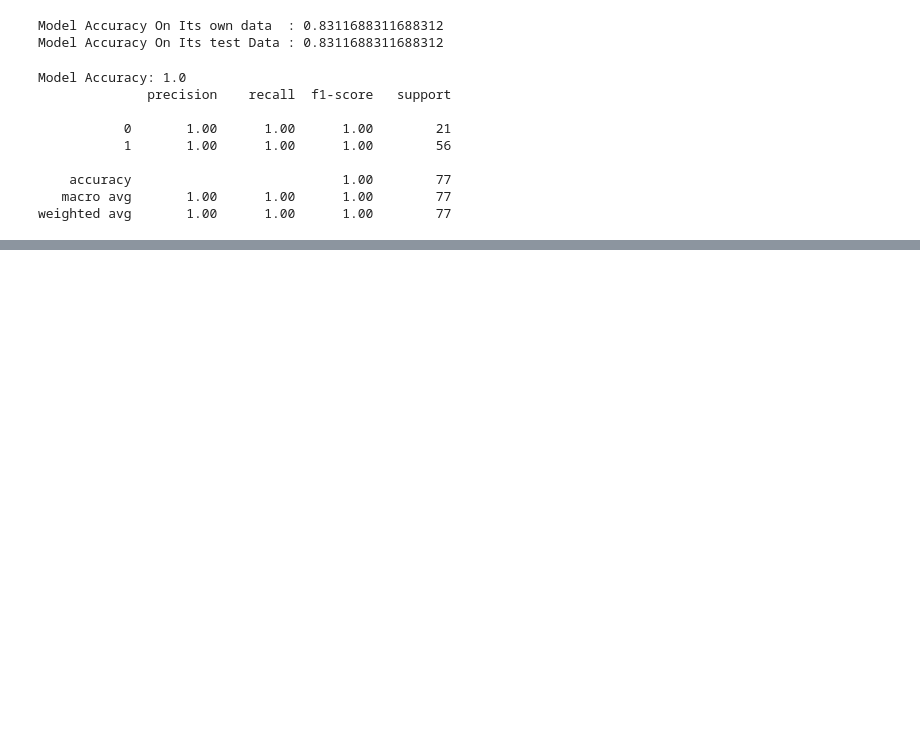
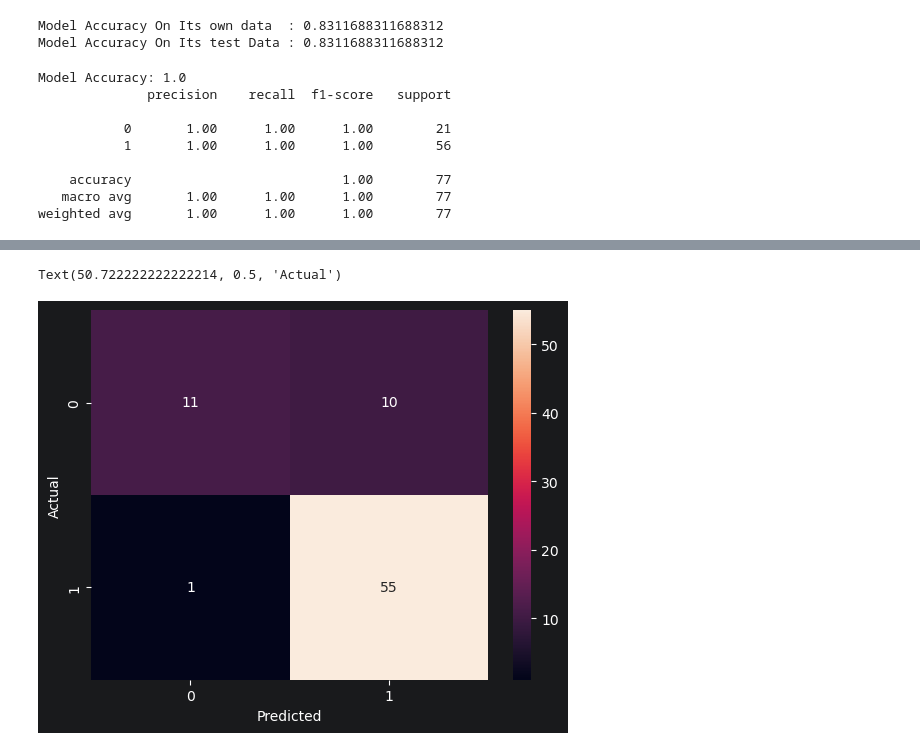
Before and after one commit to SandAhmed/Team-Megaforce-Ai-project, a Jupyter notebook: project.ipynb, the cells around one changed output, grey strips where cells are left out. Saved outputs shown, nothing was run; the diff lists cells and outputs as text; code cells hidden in the pictures; blank space fills up the shorter version.

Commit message:
added my model into the code

```diff
--- a/project.ipynb
+++ b/project.ipynb
@@ -165,6 +176,7 @@ tdf['TotalIncome']=tdf['ApplicantIncome']+tdf['CoapplicantIncome']
 #Note that we will use the same encoder that we used in our train data as not to change our values
 tdf = preproccess_data(tdf)
 tdf = EncodingData(tdf,le,categ_cols)
+tdf_scaled = scaling(tdf,numirical_cols,scaler)
 #Lets see if the data is balanced
 print(tdf['Loan_Status'].value_counts(normalize = 'true'))
 # %% [output]
@@ -264,3 +276,21 @@ Model Accuracy: 1.0
     accuracy                           1.00        77
    macro avg       1.00      1.00      1.00        77
 weighted avg       1.00      1.00      1.00        77
+# %%
+from sklearn.model_selection import train_test_split
+from sklearn.linear_model import LogisticRegression
+from sklearn.metrics import accuracy_score, classification_report, confusion_matrix
+x_train = df_scaled# all columns except target
+y_train = df[ExpectedResults]
+x_test = tdf_scaled
+y_test = tdf[ExpectedResults]
+model = LogisticRegression()
+model.fit(x_train, y_train)
+y_pred = model.predict(x_test)
+
+# Evaluate
+print(f"Accuracy: {accuracy_score(y_test, y_pred):.3f}")
+print("\nClassification Report:")
+print(classification_report(y_test, y_pred))
+print("Confusion Matrix:")
+print(confusion_matrix(y_test, y_pred))
@@ -266,0 +313,9 @@ weighted avg       1.00      1.00      1.00        77
+# %%
+from sklearn.metrics import confusion_matrix
+cm = confusion_matrix(y_test, y_pred)
+sns.heatmap(cm, annot=True, fmt='d')
+plt.xlabel('Predicted')
+plt.ylabel('Actual')
+# %% [output]
+Text(50.722222222222214, 0.5, 'Actual')
+[figure, added]
```
Also changed, not shown: parts of 11 cells of this notebook.
